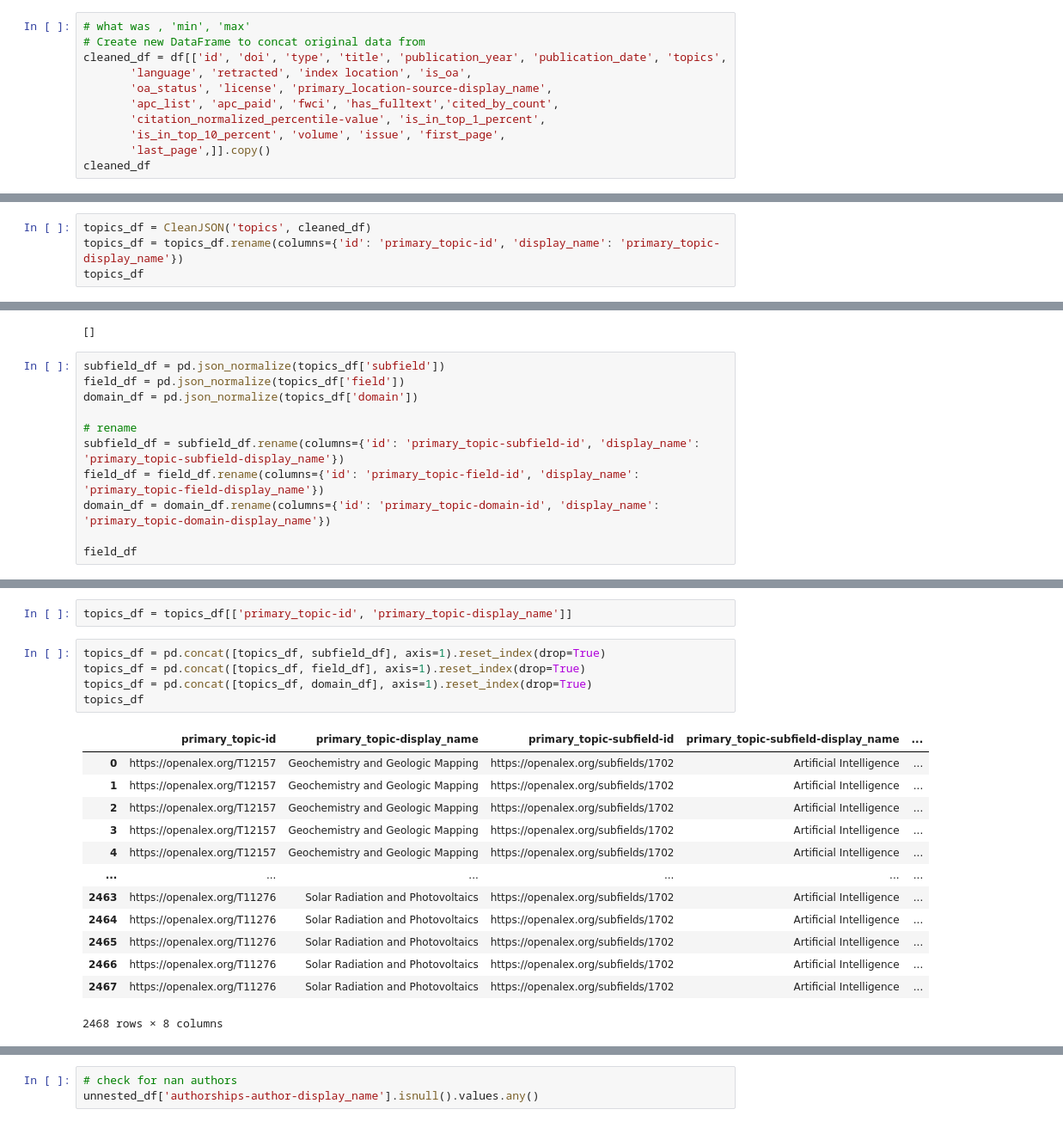
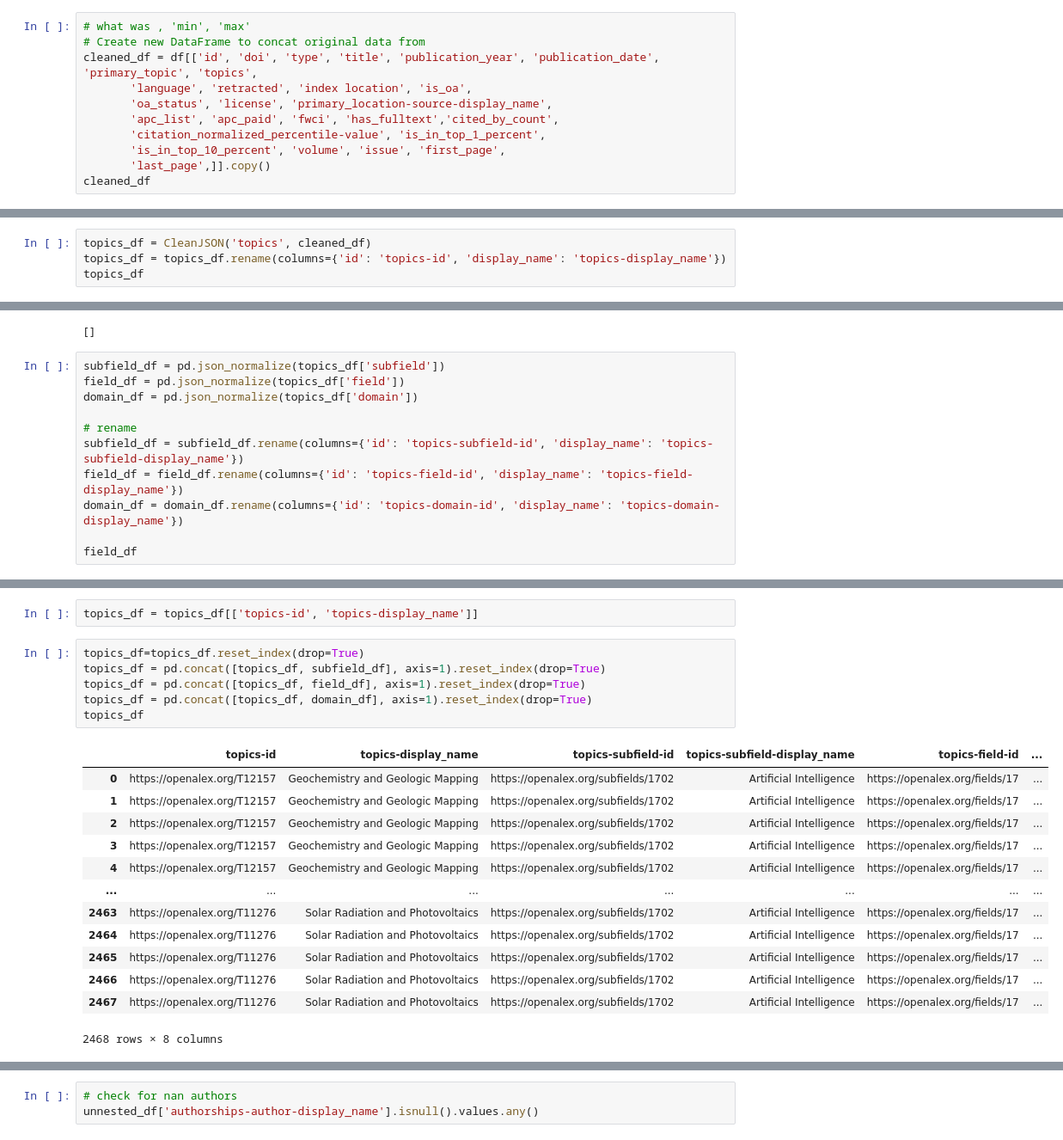
Before and after one commit to senderrr/OpenAlex, a Jupyter notebook: OpenAlexSource.ipynb, the cells around one changed output, grey strips where cells are left out. Shown at 86% size. Cells and saved outputs as stored; diff of their text form.

```diff
--- a/OpenAlexSource.ipynb
+++ b/OpenAlexSource.ipynb
@@ -249,7 +250,7 @@ df.head()
 # %%
 # what was , 'min', 'max'
 # Create new DataFrame to concat original data from
-cleaned_df = df[['id', 'doi', 'type', 'title', 'publication_year', 'publication_date', 'topics',
+cleaned_df = df[['id', 'doi', 'type', 'title', 'publication_year', 'publication_date', 'primary_topic', 'topics',
        'language', 'retracted', 'index location', 'is_oa',
        'oa_status', 'license', 'primary_location-source-display_name',
        'apc_list', 'apc_paid', 'fwci', 'has_fulltext','cited_by_count',
@@ -391,5 +435,5 @@ institutions_df.head(50)
 # %%
 topics_df = CleanJSON('topics', cleaned_df)
-topics_df = topics_df.rename(columns={'id': 'primary_topic-id', 'display_name': 'primary_topic-display_name'})
+topics_df = topics_df.rename(columns={'id': 'topics-id', 'display_name': 'topics-display_name'})
 topics_df
 # %% [output]
@@ -436,9 +484,9 @@ field_df = pd.json_normalize(topics_df['field'])
 domain_df = pd.json_normalize(topics_df['domain'])
 
 # rename
-subfield_df = subfield_df.rename(columns={'id': 'primary_topic-subfield-id', 'display_name': 'primary_topic-subfield-display_name'})
-field_df = field_df.rename(columns={'id': 'primary_topic-field-id', 'display_name': 'primary_topic-field-display_name'})
-domain_df = domain_df.rename(columns={'id': 'primary_topic-domain-id', 'display_name': 'primary_topic-domain-display_name'})
+subfield_df = subfield_df.rename(columns={'id': 'topics-subfield-id', 'display_name': 'topics-subfield-display_name'})
+field_df = field_df.rename(columns={'id': 'topics-field-id', 'display_name': 'topics-field-display_name'})
+domain_df = domain_df.rename(columns={'id': 'topics-domain-id', 'display_name': 'topics-domain-display_name'})
 
 field_df
 # %% [output]
@@ -456,25 +504,26 @@ field_df
 | 2467 | https://openalex.org/fields/17 | Computer Science |
 2468 rows × 2 columns
 # %%
-topics_df = topics_df[['primary_topic-id', 'primary_topic-display_name']]
+topics_df = topics_df[['topics-id', 'topics-display_name']]
 # %%
+topics_df=topics_df.reset_index(drop=True)
 topics_df = pd.concat([topics_df, subfield_df], axis=1).reset_index(drop=True)
 topics_df = pd.concat([topics_df, field_df], axis=1).reset_index(drop=True)
 topics_df = pd.concat([topics_df, domain_df], axis=1).reset_index(drop=True)
 topics_df
 # %% [output]
-|  | primary_topic-id | primary_topic-display_name | primary_topic-subfield-id | primary_topic-subfield-display_name | ... |
-| 0 | https://openalex.org/T12157 | Geochemistry and Geologic Mapping | https://openalex.org/subfields/1702 | Artificial Intelligence | ... |
-| 1 | https://openalex.org/T12157 | Geochemistry and Geologic Mapping | https://openalex.org/subfields/1702 | Artificial Intelligence | ... |
-| 2 | https://openalex.org/T12157 | Geochemistry and Geologic Mapping | https://openalex.org/subfields/1702 | Artificial Intelligence | ... |
-| 3 | https://openalex.org/T12157 | Geochemistry and Geologic Mapping | https://openalex.org/subfields/1702 | Artificial Intelligence | ... |
-| 4 | https://openalex.org/T12157 | Geochemistry and Geologic Mapping | https://openalex.org/subfields/1702 | Artificial Intelligence | ... |
-| ... | ... | ... | ... | ... | ... |
-| 2463 | https://openalex.org/T11276 | Solar Radiation and Photovoltaics | https://openalex.org/subfields/1702 | Artificial Intelligence | ... |
-| 2464 | https://openalex.org/T11276 | Solar Radiation and Photovoltaics | https://openalex.org/subfields/1702 | Artificial Intelligence | ... |
-| 2465 | https://openalex.org/T11276 | Solar Radiation and Photovoltaics | https://openalex.org/subfields/1702 | Artificial Intelligence | ... |
-| 2466 | https://openalex.org/T11276 | Solar Radiation and Photovoltaics | https://openalex.org/subfields/1702 | Artificial Intelligence | ... |
-| 2467 | https://openalex.org/T11276 | Solar Radiation and Photovoltaics | https://openalex.org/subfields/1702 | Artificial Intelligence | ... |
+|  | topics-id | topics-display_name | topics-subfield-id | topics-subfield-display_name | topics-field-id | ... |
+| 0 | https://openalex.org/T12157 | Geochemistry and Geologic Mapping | https://openalex.org/subfields/1702 | Artificial Intelligence | https://openalex.org/fields/17 | ... |
+| 1 | https://openalex.org/T12157 | Geochemistry and Geologic Mapping | https://openalex.org/subfields/1702 | Artificial Intelligence | https://openalex.org/fields/17 | ... |
+| 2 | https://openalex.org/T12157 | Geochemistry and Geologic Mapping | https://openalex.org/subfields/1702 | Artificial Intelligence | https://openalex.org/fields/17 | ... |
+| 3 | https://openalex.org/T12157 | Geochemistry and Geologic Mapping | https://openalex.org/subfields/1702 | Artificial Intelligence | https://openalex.org/fields/17 | ... |
+| 4 | https://openalex.org/T12157 | Geochemistry and Geologic Mapping | https://openalex.org/subfields/1702 | Artificial Intelligence | https://openalex.org/fields/17 | ... |
+| ... | ... | ... | ... | ... | ... | ... |
+| 2463 | https://openalex.org/T11276 | Solar Radiation and Photovoltaics | https://openalex.org/subfields/1702 | Artificial Intelligence | https://openalex.org/fields/17 | ... |
+| 2464 | https://openalex.org/T11276 | Solar Radiation and Photovoltaics | https://openalex.org/subfields/1702 | Artificial Intelligence | https://openalex.org/fields/17 | ... |
+| 2465 | https://openalex.org/T11276 | Solar Radiation and Photovoltaics | https://openalex.org/subfields/1702 | Artificial Intelligence | https://openalex.org/fields/17 | ... |
+| 2466 | https://openalex.org/T11276 | Solar Radiation and Photovoltaics | https://openalex.org/subfields/1702 | Artificial Intelligence | https://openalex.org/fields/17 | ... |
+| 2467 | https://openalex.org/T11276 | Solar Radiation and Photovoltaics | https://openalex.org/subfields/1702 | Artificial Intelligence | https://openalex.org/fields/17 | ... |
 2468 rows × 8 columns
 # %%
 # concat insitution_df and topics_df
```
Also changed, not shown: parts of 25 cells of this notebook, 2 other files.
